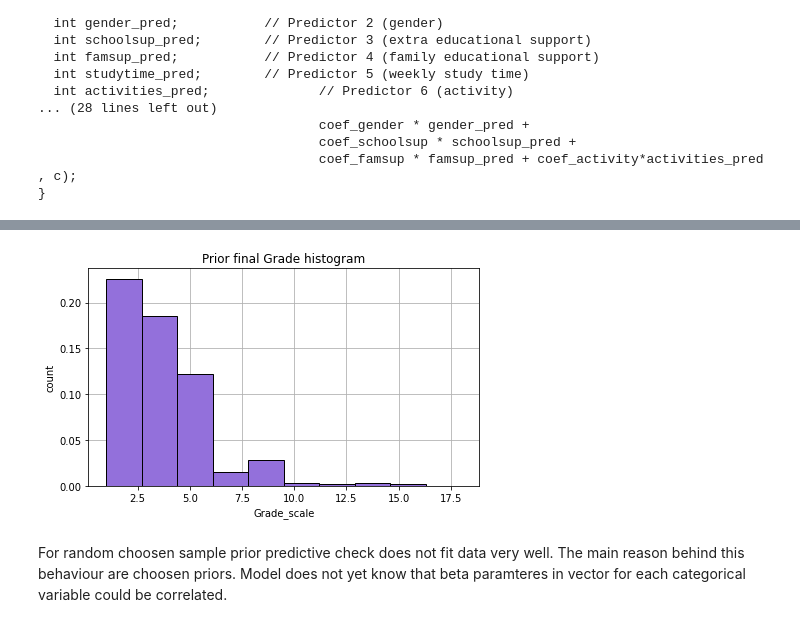
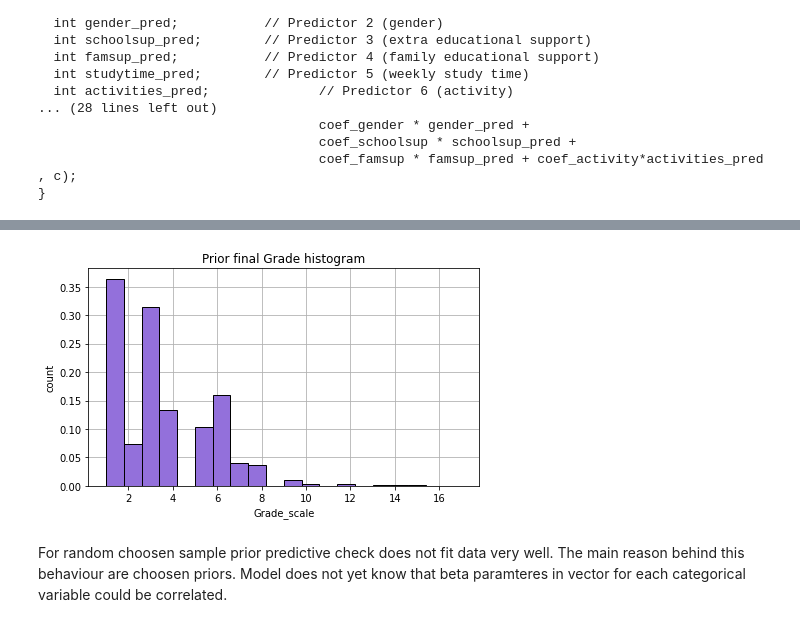
Before and after one commit to DanieloSendi/LaboratoryClasses_Data_Analitycs, a Jupyter notebook: ProjectDataAnalytics/Project_DataAnalytics.ipynb, the cells around one changed output, grey strips where cells are left out. Cells and saved outputs as stored; diff of their text form; code cells hidden in the pictures.

```diff
--- a/ProjectDataAnalytics/Project_DataAnalytics.ipynb
+++ b/ProjectDataAnalytics/Project_DataAnalytics.ipynb
@@ -795,16 +798,16 @@ chain 4 |██████████| 00:00 Sampling completed
 # %%
 ppc_final_grade = model1_ppc_sim.stan_variable('grade').flatten()
 plt.figure(figsize=(7, 4))
 
 x, y = np.unique(Final_grade, return_counts=True)
-plt.hist(ppc_final_grade, align='mid', density=True, label='predicted', color='mediumpurple', edgecolor="black", zorder=2)
+plt.hist(ppc_final_grade, bins=20, align='mid', density=True, label='predicted', color='mediumpurple', edgecolor="black", zorder=2)
 plt.title("Prior final Grade histogram")
 plt.xlabel("Grade_scale")
 plt.ylabel("count")
 plt.grid(zorder=0)
 plt.show()
 # %% [output]
-[figure, old version]
+[figure, new version]
 # %% [markdown]
 For random choosen sample prior predictive check does not fit data very well. The main reason behind this behaviour are choosen priors. Model does not yet know that beta paramteres in vector for each categorical variable could be correlated.
 # %% [markdown]
```
Also changed, not shown: parts of 20 cells of this notebook, 3 other files.
